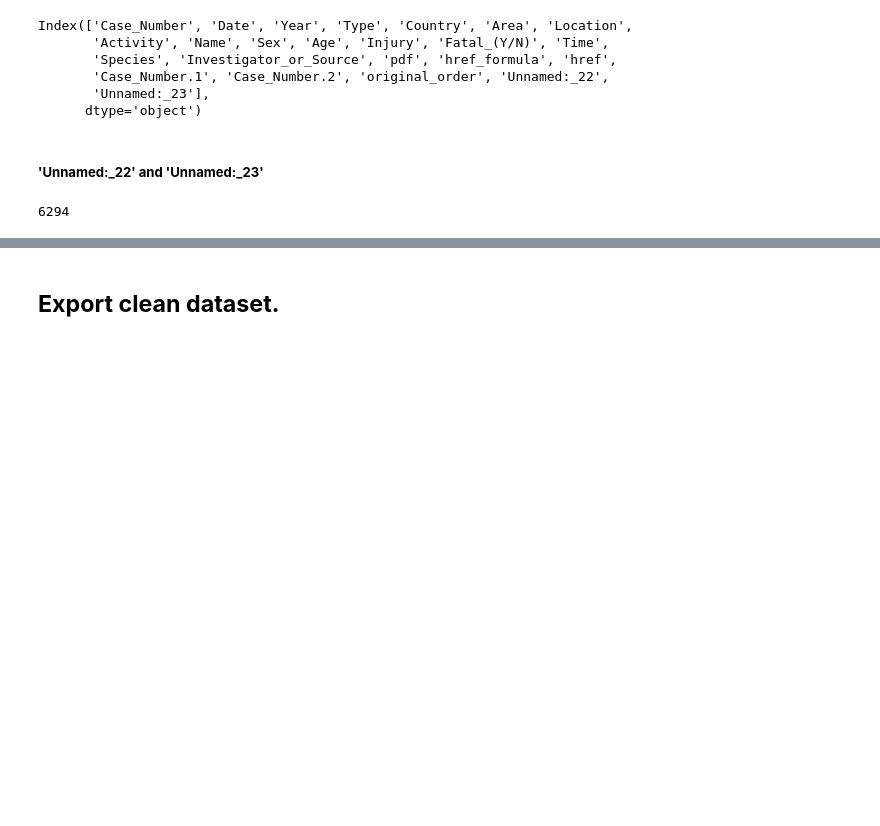
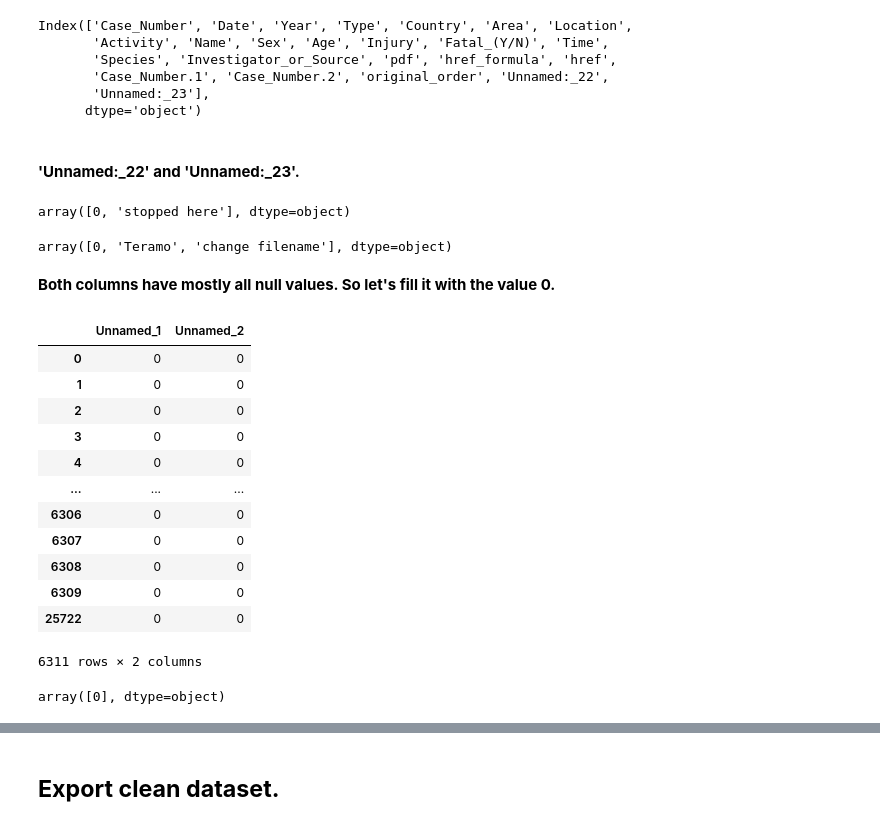
Before and after one commit to dapafer/data-cleaning-pandas, a Jupyter notebook: src/data_cleaning.ipynb, the cells around one changed output, grey strips where cells are left out. Saved outputs shown, nothing was run; the diff lists cells and outputs as text; code cells hidden in the pictures; blank space fills up the shorter version.

```diff
--- a/src/data_cleaning.ipynb
+++ b/src/data_cleaning.ipynb
@@ -92,10 +79,44 @@ Index(['Case_Number', 'Date', 'Year', 'Type', 'Country', 'Area', 'Location',
        'Unnamed:_23'],
       dtype='object')
 # %% [markdown]
-##### **'Unnamed:_22' and 'Unnamed:_23'**
+#### **'Unnamed:_22' and 'Unnamed:_23'.**
+# %%
+shark_attacks['Unnamed:_22'].unique()
+# %% [output]
+array([0, 'stopped here'], dtype=object)
+# %%
+shark_attacks['Unnamed:_23'].unique()
+# %% [output]
+array([0, 'Teramo', 'change filename'], dtype=object)
+# %% [markdown]
+**Both columns have mostly all null values. So let's fill it with the value 0.**
 # %%
-# let's fill in all the null values in this columns
+#renaming the columns
+shark_attacks.rename(columns={'Unnamed:_22': 'Unnamed_1', 'Unnamed:_23': 'Unnamed_2'}, inplace=True)
 
-shark_attacks['Unnamed:_22'].isnull().sum()
+# let's fill in all values in this columns
+
+shark_attacks.loc[shark_attacks['Unnamed_1'] == 'stopped here', 'Unnamed_1'] = 0
+
+shark_attacks.loc[shark_attacks['Unnamed_2'] == 'Teramo', 'Unnamed_2'] = 0
+shark_attacks.loc[shark_attacks['Unnamed_2'] == 'change filename', 'Unnamed_2'] = 0
+
+shark_attacks[['Unnamed_1', 'Unnamed_2']]
 # %% [output]
+|  | Unnamed_1 | Unnamed_2 |
+| 0 | 0 | 0 |
+| 1 | 0 | 0 |
+| 2 | 0 | 0 |
+| 3 | 0 | 0 |
+| 4 | 0 | 0 |
+| ... | ... | ... |
+| 6306 | 0 | 0 |
+| 6307 | 0 | 0 |
+| 6308 | 0 | 0 |
+| 6309 | 0 | 0 |
+| 25722 | 0 | 0 |
-6294
+6311 rows × 2 columns
+# %%
+shark_attacks['Unnamed_1'].unique()
+# %% [output]
+array([0], dtype=object)
```
Also changed, not shown: parts of 20 cells of this notebook, 3 other files.
